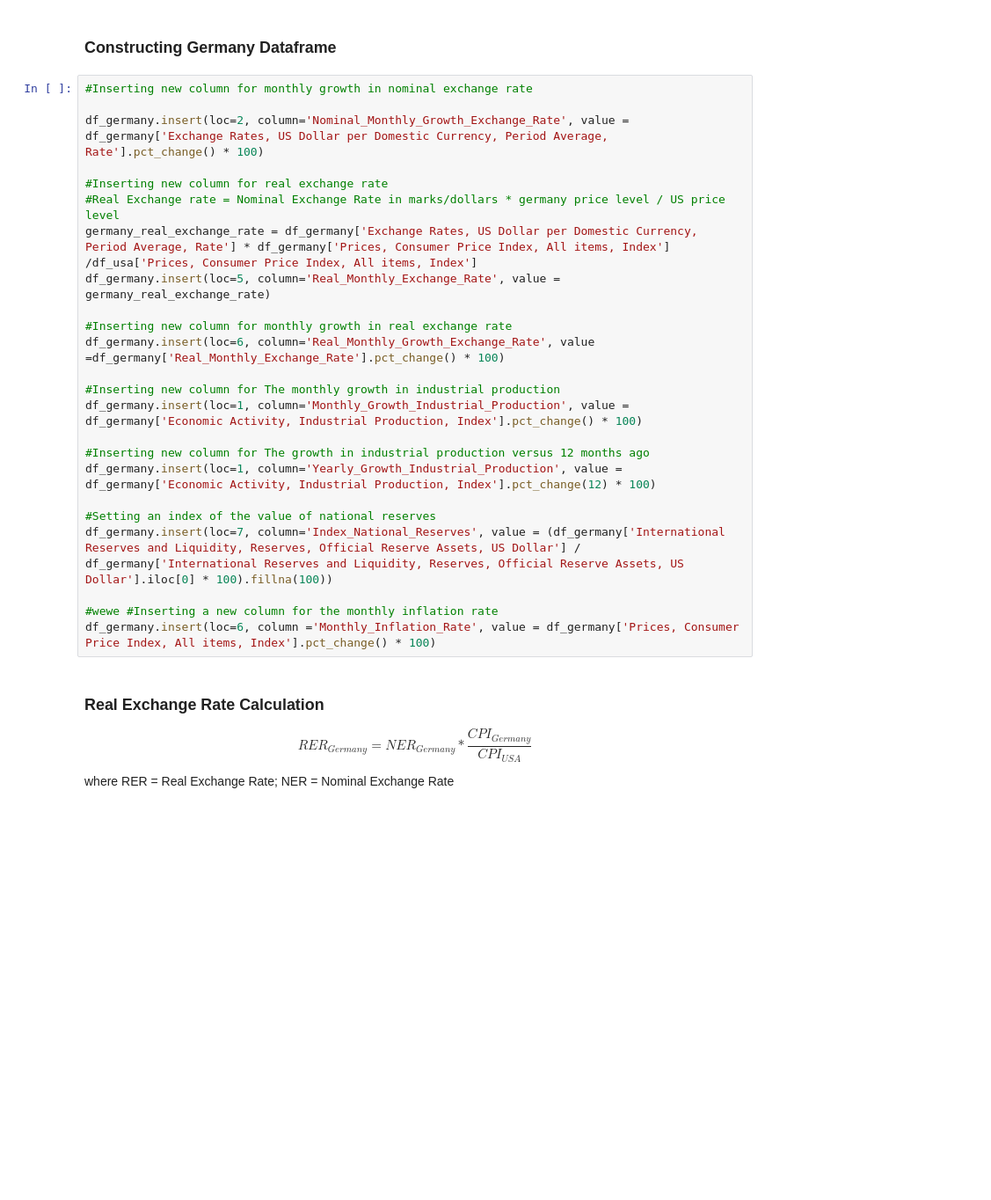
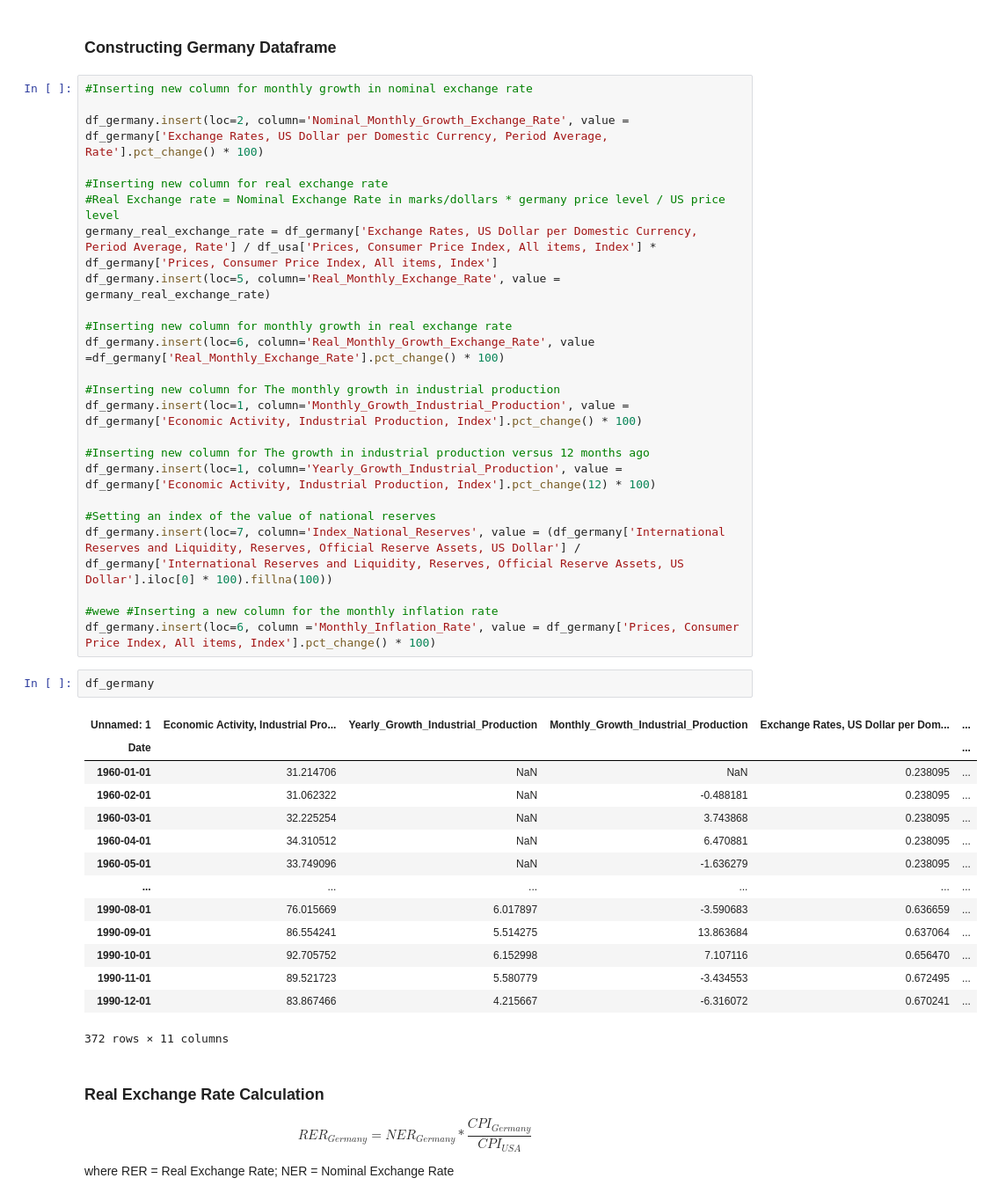
Before and after one commit to Nayrbnat/EC1B1-Coursework, a Jupyter notebook: EC1B1 Coursework.ipynb, the cells around one changed output. Shown at 88% size. Saved outputs shown, nothing was run; the diff lists cells and outputs as text; blank space fills up the shorter version.

```diff
--- a/EC1B1 Coursework.ipynb
+++ b/EC1B1 Coursework.ipynb
@@ -36,7 +36,7 @@ df_germany.insert(loc=2, column='Nominal_Monthly_Growth_Exchange_Rate', value =
 
 #Inserting new column for real exchange rate
 #Real Exchange rate = Nominal Exchange Rate in marks/dollars * germany price level / US price level
-germany_real_exchange_rate = df_germany['Exchange Rates, US Dollar per Domestic Currency, Period Average, Rate'] * df_germany['Prices, Consumer Price Index, All items, Index'] /df_usa['Prices, Consumer Price Index, All items, Index']
+germany_real_exchange_rate = df_germany['Exchange Rates, US Dollar per Domestic Currency, Period Average, Rate'] / df_usa['Prices, Consumer Price Index, All items, Index'] * df_germany['Prices, Consumer Price Index, All items, Index']
 df_germany.insert(loc=5, column='Real_Monthly_Exchange_Rate', value = germany_real_exchange_rate)
 
 #Inserting new column for monthly growth in real exchange rate
@@ -53,6 +53,23 @@ df_germany.insert(loc=7, column='Index_National_Reserves', value = (df_germany['
 
 #wewe #Inserting a new column for the monthly inflation rate
 df_germany.insert(loc=6, column ='Monthly_Inflation_Rate', value = df_germany['Prices, Consumer Price Index, All items, Index'].pct_change() * 100)
+# %%
+df_germany
+# %% [output]
+| Unnamed: 1 | Economic Activity, Industrial Pro... | Yearly_Growth_Industrial_Production | Monthly_Growth_Industrial_Production | Exchange Rates, US Dollar per Dom... | ... |
+| Date |  |  |  |  | ... |
+| 1960-01-01 | 31.214706 | NaN | NaN | 0.238095 | ... |
+| 1960-02-01 | 31.062322 | NaN | -0.488181 | 0.238095 | ... |
+| 1960-03-01 | 32.225254 | NaN | 3.743868 | 0.238095 | ... |
+| 1960-04-01 | 34.310512 | NaN | 6.470881 | 0.238095 | ... |
+| 1960-05-01 | 33.749096 | NaN | -1.636279 | 0.238095 | ... |
+| ... | ... | ... | ... | ... | ... |
+| 1990-08-01 | 76.015669 | 6.017897 | -3.590683 | 0.636659 | ... |
+| 1990-09-01 | 86.554241 | 5.514275 | 13.863684 | 0.637064 | ... |
+| 1990-10-01 | 92.705752 | 6.152998 | 7.107116 | 0.656470 | ... |
+| 1990-11-01 | 89.521723 | 5.580779 | -3.434553 | 0.672495 | ... |
+| 1990-12-01 | 83.867466 | 4.215667 | -6.316072 | 0.670241 | ... |
+372 rows × 11 columns
 # %% [markdown]
 ### Real Exchange Rate Calculation
 
```
Also changed, not shown: parts of 17 cells of this notebook.
